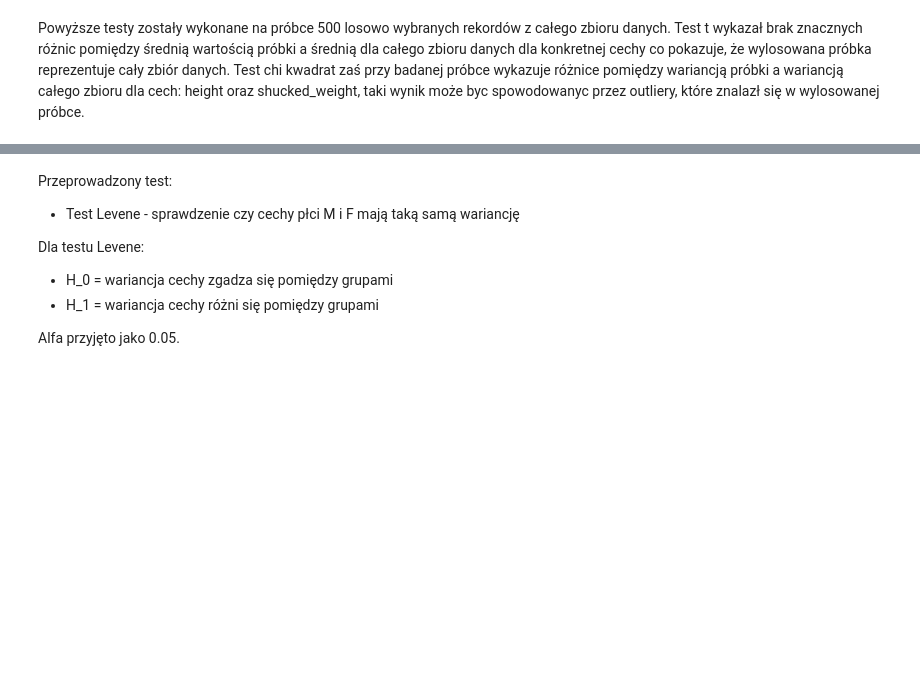
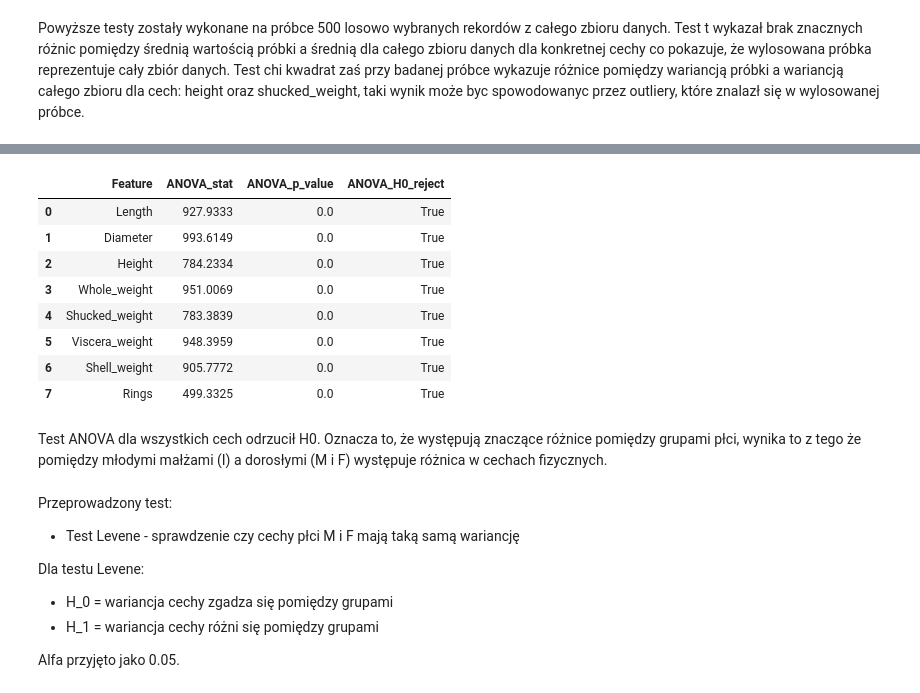
Before and after one commit to czajkowski-szymon/sip, a Jupyter notebook: test.ipynb, the cells around one changed output, grey strips where cells are left out. Cells and saved outputs as stored; diff of their text form; code cells hidden in the pictures; blank space fills up the shorter version.

```diff
--- a/test.ipynb
+++ b/test.ipynb
@@ -556,3 +580,39 @@ Powyższe testy zostały wykonane na próbce 500 losowo wybranych rekordów z ca
+# %%
+import pandas as pd
+from scipy.stats import f_oneway
+
+numeric_cols = ['Length', 'Diameter', 'Height', 'Whole_weight', 'Shucked_weight', 'Viscera_weight', 'Shell_weight', 'Rings']
+groups = df['Sex'].unique()
+alpha = 0.05
+
+results = []
+
+for col in numeric_cols:
+    grouped_data = [df[df['Sex'] == sex][col].dropna() for sex in groups]
+
+    w_stat, p_anova = f_oneway(*grouped_data)
+
+    results.append({
+        'Feature': col,
+        'ANOVA_stat': round(w_stat, 4),
+        'ANOVA_p_value': round(p_anova, 4),
+        'ANOVA_H0_reject': p_anova < alpha
+    })
+
+results_df = pd.DataFrame(results)
+results_df
+# %% [output]
+|  | Feature | ANOVA_stat | ANOVA_p_value | ANOVA_H0_reject |
+| 0 | Length | 927.9333 | 0.0 | True |
+| 1 | Diameter | 993.6149 | 0.0 | True |
+| 2 | Height | 784.2334 | 0.0 | True |
+| 3 | Whole_weight | 951.0069 | 0.0 | True |
+| 4 | Shucked_weight | 783.3839 | 0.0 | True |
+| 5 | Viscera_weight | 948.3959 | 0.0 | True |
+| 6 | Shell_weight | 905.7772 | 0.0 | True |
+| 7 | Rings | 499.3325 | 0.0 | True |
+# %% [markdown]
+Test ANOVA dla wszystkich cech odrzucił H0. Oznacza to, że występują znaczące różnice pomiędzy grupami płci, wynika to z tego że pomiędzy młodymi małżami (I) a dorosłymi (M i F) występuje różnica w cechach fizycznych.
 # %% [markdown]
 Przeprowadzony test:
 - Test Levene - sprawdzenie czy cechy płci M i F mają taką samą wariancję
```
Also changed, not shown: parts of 10 cells of this notebook.
